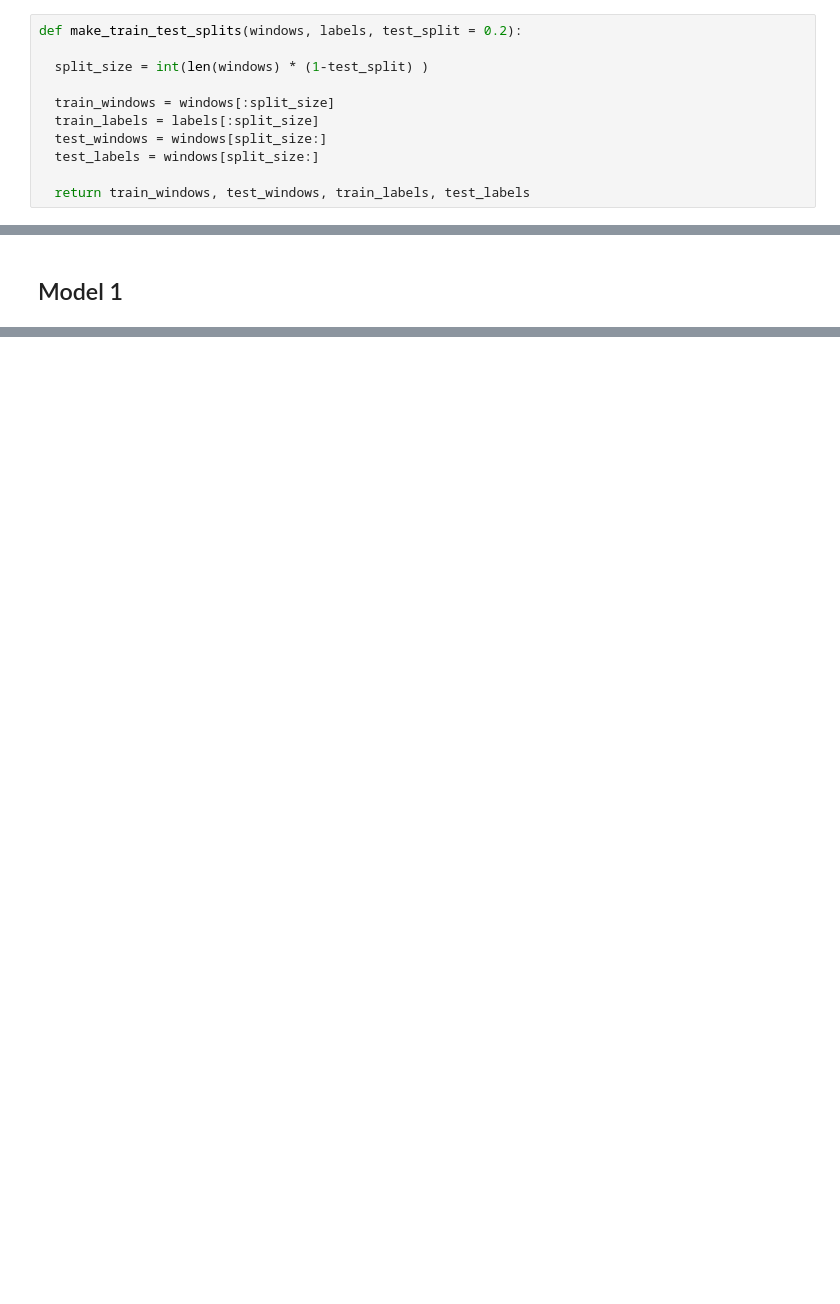
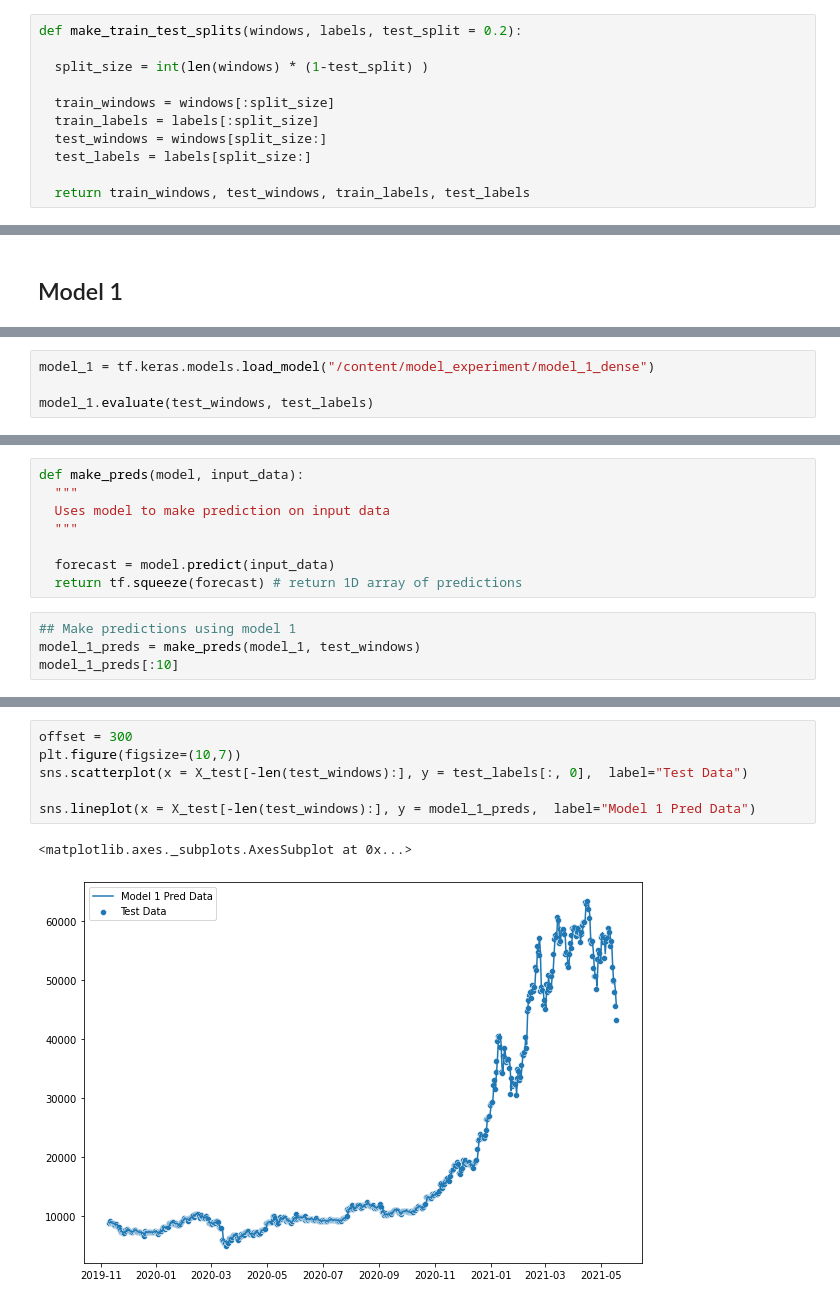
Before and after one commit to kaushikabhishek87/Tensorflow_projects, a Jupyter notebook: 10_time_series_forecasting_in_tensorflow.ipynb, the cells around one changed output, grey strips where cells are left out. Cells and saved outputs as stored; diff of their text form; blank space fills up the shorter version.

```diff
--- a/10_time_series_forecasting_in_tensorflow.ipynb
+++ b/10_time_series_forecasting_in_tensorflow.ipynb
@@ -313,7 +314,7 @@ def make_train_test_splits(windows, labels, test_split = 0.2):
   train_windows = windows[:split_size]
   train_labels = labels[:split_size]
   test_windows = windows[split_size:]
-  test_labels = windows[split_size:]
+  test_labels = labels[split_size:]
 
   return train_windows, test_windows, train_labels, test_labels
 # %%
@@ -388,0 +396,4 @@ Epoch 100/100
+# %%
+model_1 = tf.keras.models.load_model("/content/model_experiment/model_1_dense")
+
+model_1.evaluate(test_windows, test_labels)
@@ -388,0 +413,12 @@ Epoch 100/100
+# %%
+def make_preds(model, input_data):
+  """
+  Uses model to make prediction on input data
+  """
+
+  forecast = model.predict(input_data)
+  return tf.squeeze(forecast) # return 1D array of predictions
+# %%
+## Make predictions using model 1
+model_1_preds = make_preds(model_1, test_windows)
+model_1_preds[:10]
@@ -388,0 +446,9 @@ Epoch 100/100
+# %%
+offset = 300
+plt.figure(figsize=(10,7))
+sns.scatterplot(x = X_test[-len(test_windows):], y = test_labels[:, 0],  label="Test Data")
+
+sns.lineplot(x = X_test[-len(test_windows):], y = model_1_preds,  label="Model 1 Pred Data")
+# %% [output]
+<matplotlib.axes._subplots.AxesSubplot at 0x...>
+[figure, added]
```
Also changed, not shown: parts of 16 cells of this notebook.
